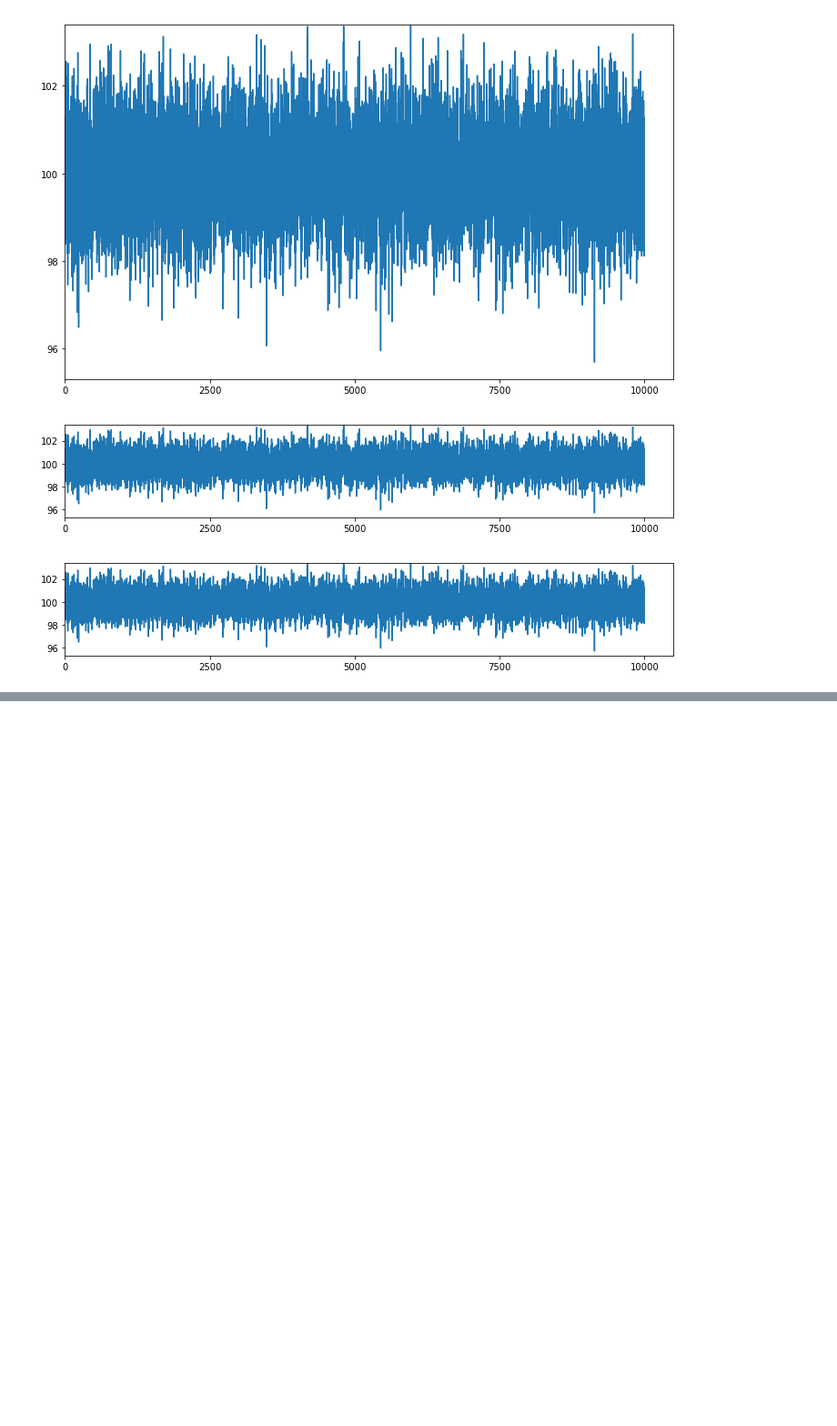
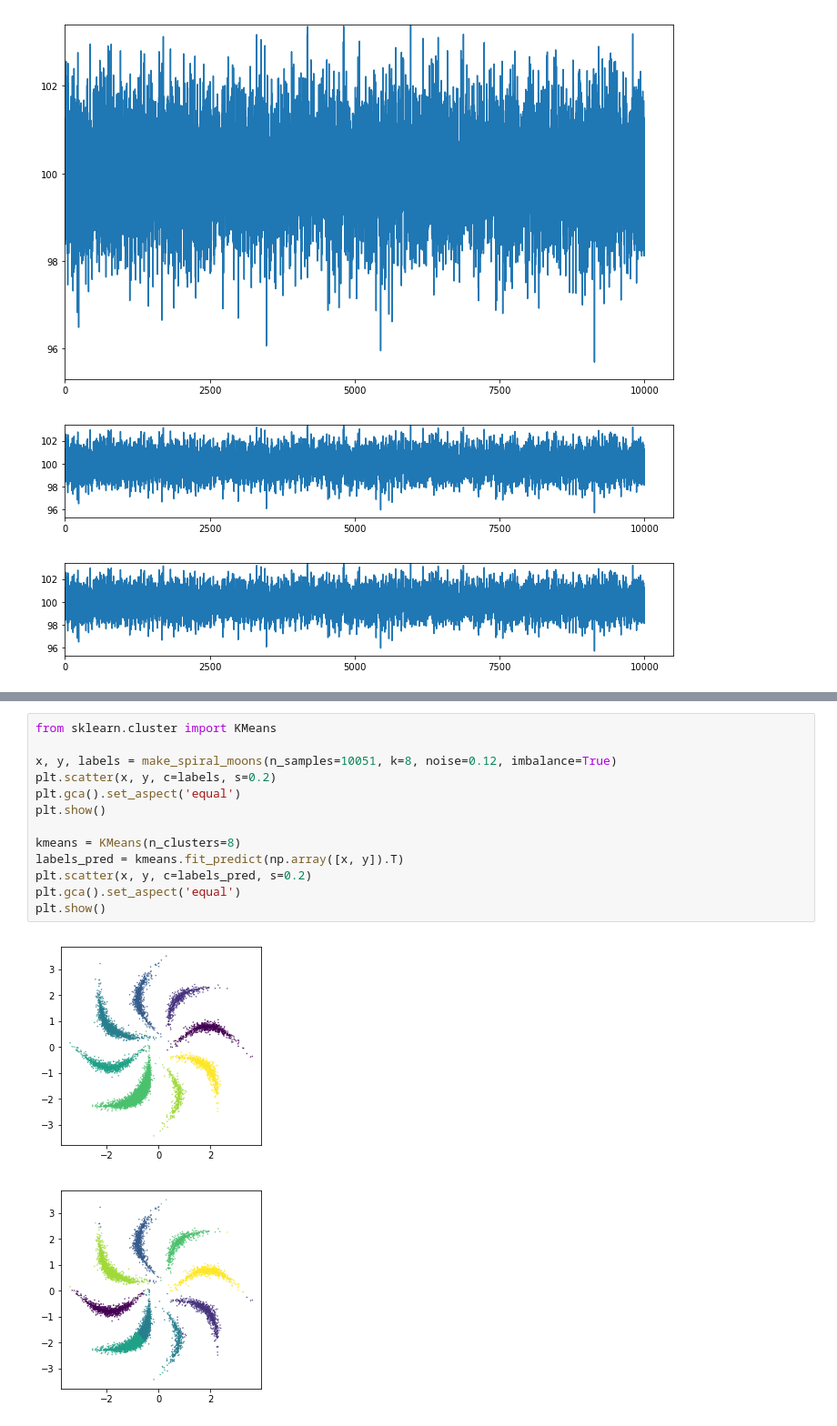
Before and after one commit to uesmgn/gw-ml, a Jupyter notebook: Untitled2.ipynb, the cells around one changed output, grey strips where cells are left out. Shown: that part at 91% size. Saved outputs shown, nothing was run; the diff lists cells and outputs as text; blank space fills up the shorter version.

```diff
--- a/Untitled2.ipynb
+++ b/Untitled2.ipynb
@@ -288,0 +346,16 @@ plot(yy, ymax=max(yy), xmin=0)
+# %%
+from sklearn.cluster import KMeans
+
+x, y, labels = make_spiral_moons(n_samples=10051, k=8, noise=0.12, imbalance=True)
+plt.scatter(x, y, c=labels, s=0.2)
+plt.gca().set_aspect('equal')
+plt.show()
+
+kmeans = KMeans(n_clusters=8)
+labels_pred = kmeans.fit_predict(np.array([x, y]).T)
+plt.scatter(x, y, c=labels_pred, s=0.2)
+plt.gca().set_aspect('equal')
+plt.show()
+# %% [output]
+[figure, added]
+[figure, added]
```
Also changed, not shown: parts of 4 cells of this notebook, 5 other files.
